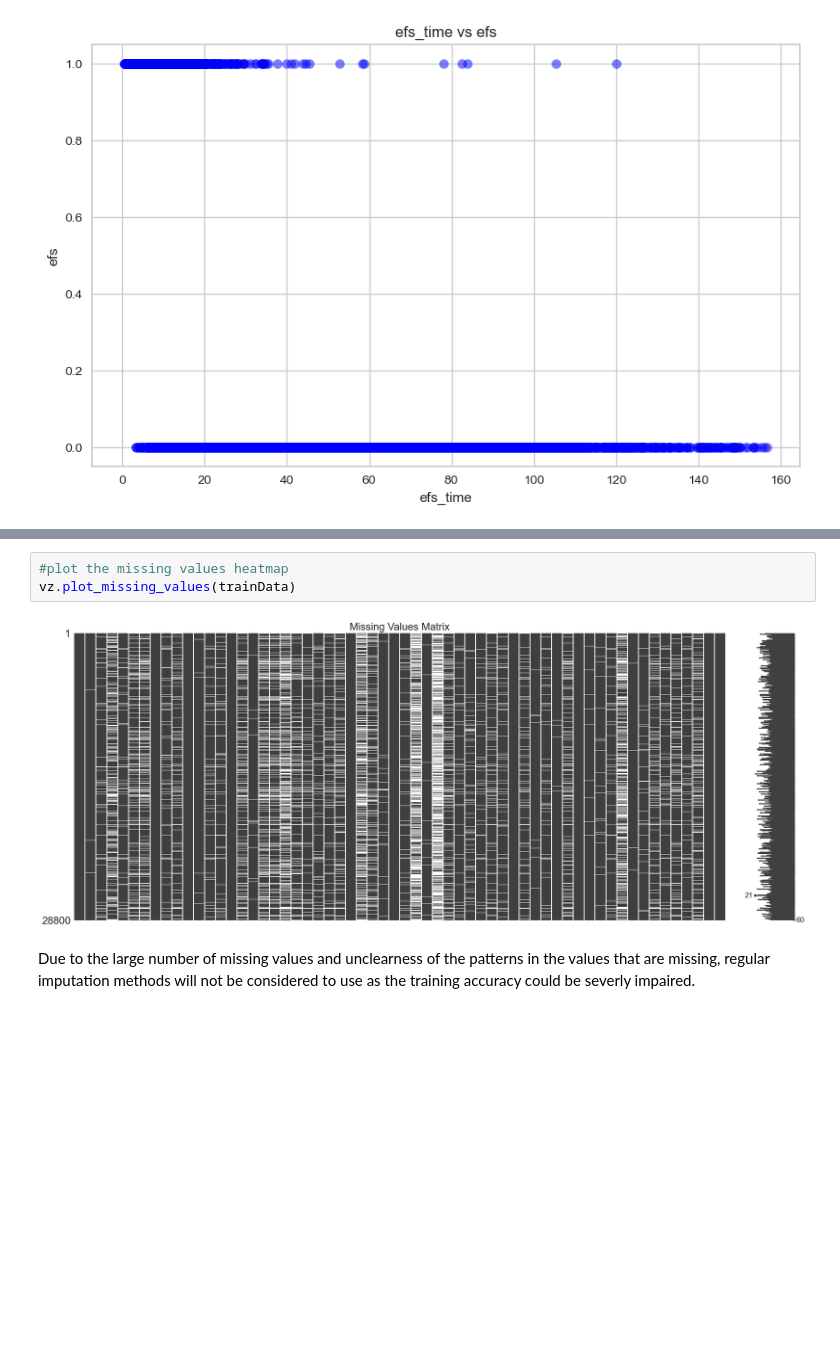
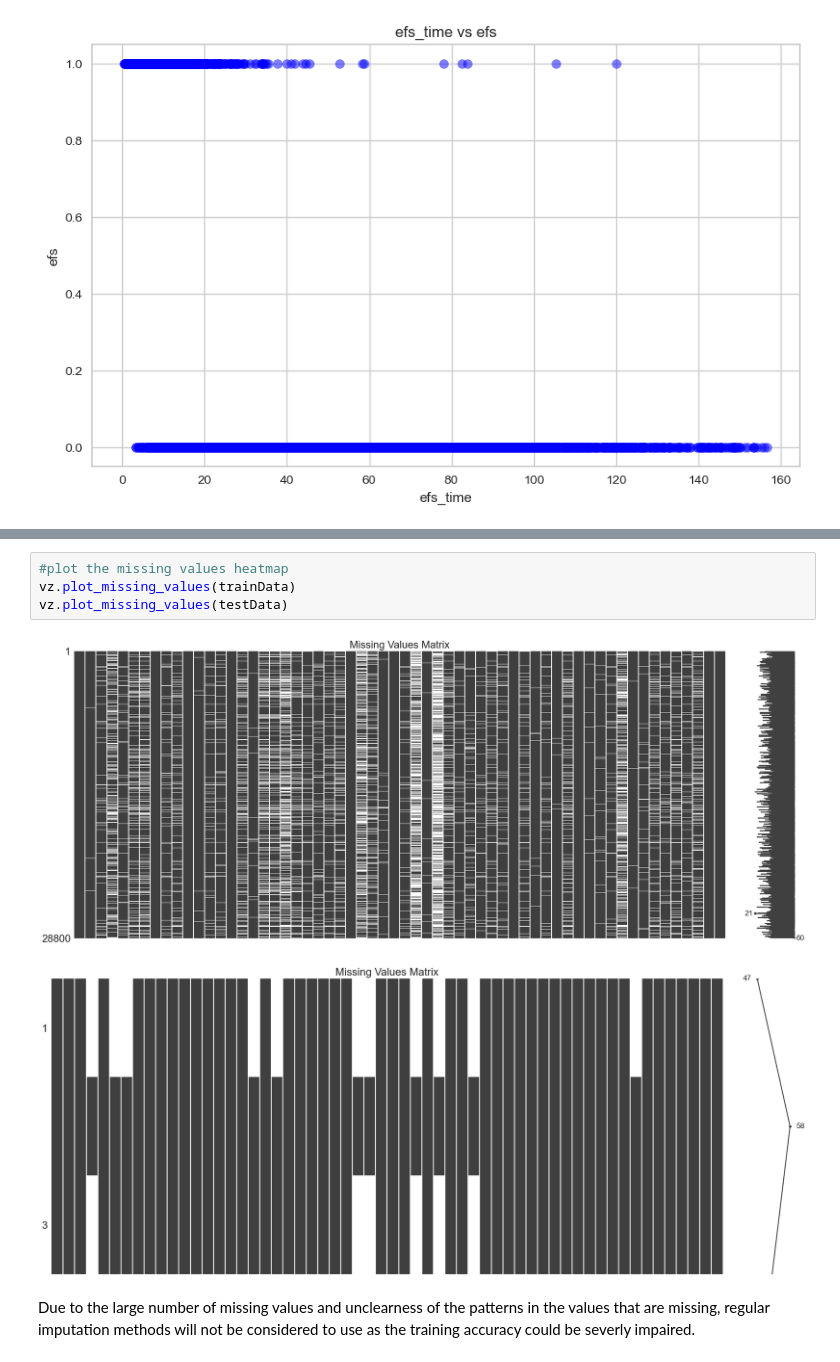
Before and after one commit to tgwtorres/CIBMTR, a Jupyter notebook: Scripts/DataPreprocessing.ipynb, the cells around one changed output, grey strips where cells are left out. Saved outputs shown, nothing was run; the diff lists cells and outputs as text; blank space fills up the shorter version.

```diff
--- a/Scripts/DataPreprocessing.ipynb
+++ b/Scripts/DataPreprocessing.ipynb
@@ -177,8 +198,10 @@ dtype: int64
 # %%
 #plot the missing values heatmap
 vz.plot_missing_values(trainData)
+vz.plot_missing_values(testData)
 # %% [output]
 [figure]
+[figure, added]
 # %% [markdown]
 Due to the large number of missing values and unclearness of the patterns in the values that are missing, regular imputation methods will not be considered to use as the training accuracy could be severly impaired.
 # %%
```
Also changed, not shown: parts of 39 cells of this notebook.
